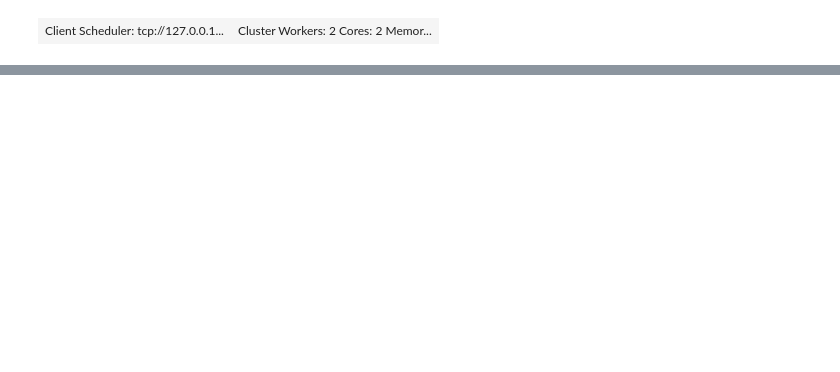
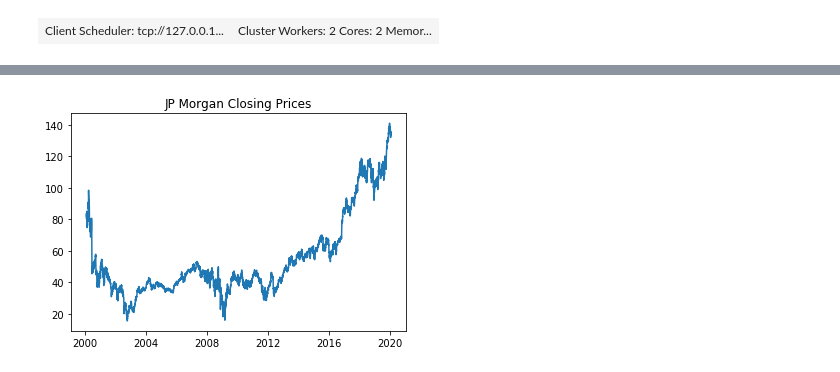
Before and after one commit to SeanCi/Capstone, a Jupyter notebook: Capstone Model at Scale.ipynb, the cells around one changed output, grey strips where cells are left out. Saved outputs shown, nothing was run; the diff lists cells and outputs as text; code cells hidden in the pictures; blank space fills up the shorter version.

```diff
--- a/Capstone Model at Scale.ipynb
+++ b/Capstone Model at Scale.ipynb
@@ -200,0 +224,7 @@ df2 = pd.read_csv('cleaned_data.csv').rename(columns = {'Unnamed: 0':'date'})
+# %%
+# JP Morgan Closing prices
+plt.plot(df2.date, df2.close)
+plt.title('JP Morgan Closing Prices')
+plt.show()
+# %% [output]
+[figure, added]
```
Also changed, not shown: parts of 46 cells of this notebook.
